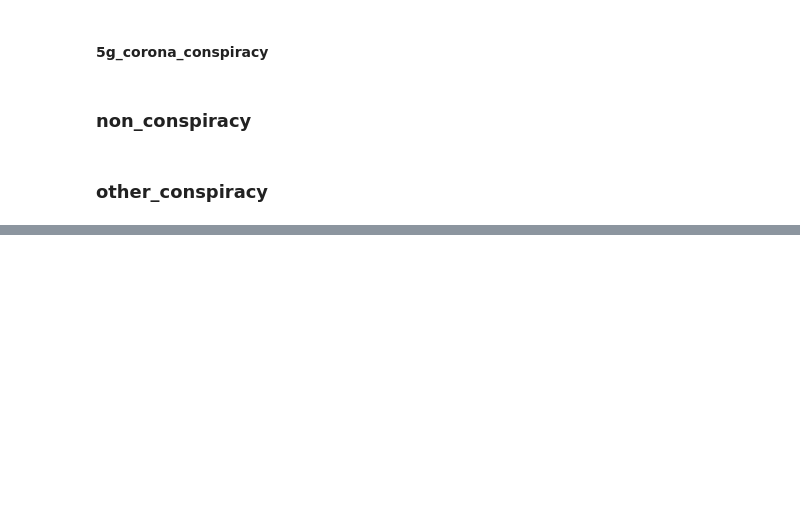
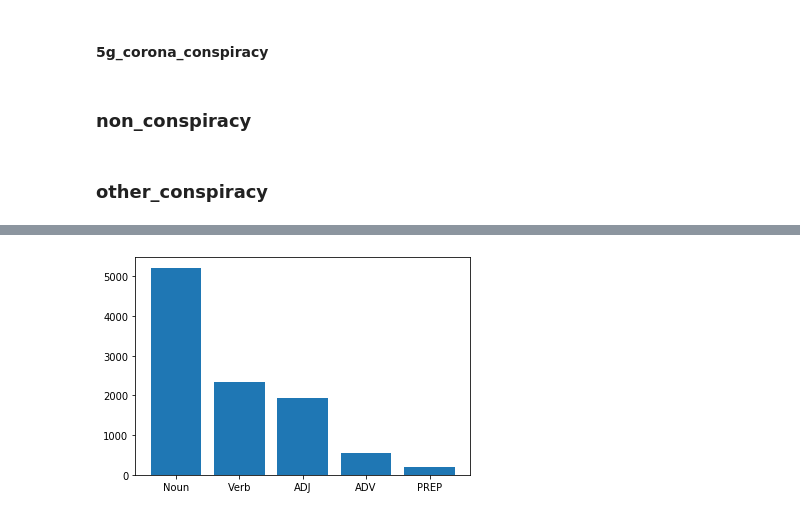
Before and after one commit to HongHanh2104/MediaEval_FakeNews, a Jupyter notebook: data_exploration.ipynb, the cells around one changed output, grey strips where cells are left out. Cells and saved outputs as stored; diff of their text form; code cells hidden in the pictures; blank space fills up the shorter version.

```diff
--- a/data_exploration.ipynb
+++ b/data_exploration.ipynb
@@ -191,0 +237,4 @@ print(non_conspiracy_counter.most_common(15))
+# %%
+draw_sop_count(train_label2_sop)
+# %% [output]
+[figure, added]
```
Also changed, not shown: parts of 54 cells of this notebook, 4 other files.
